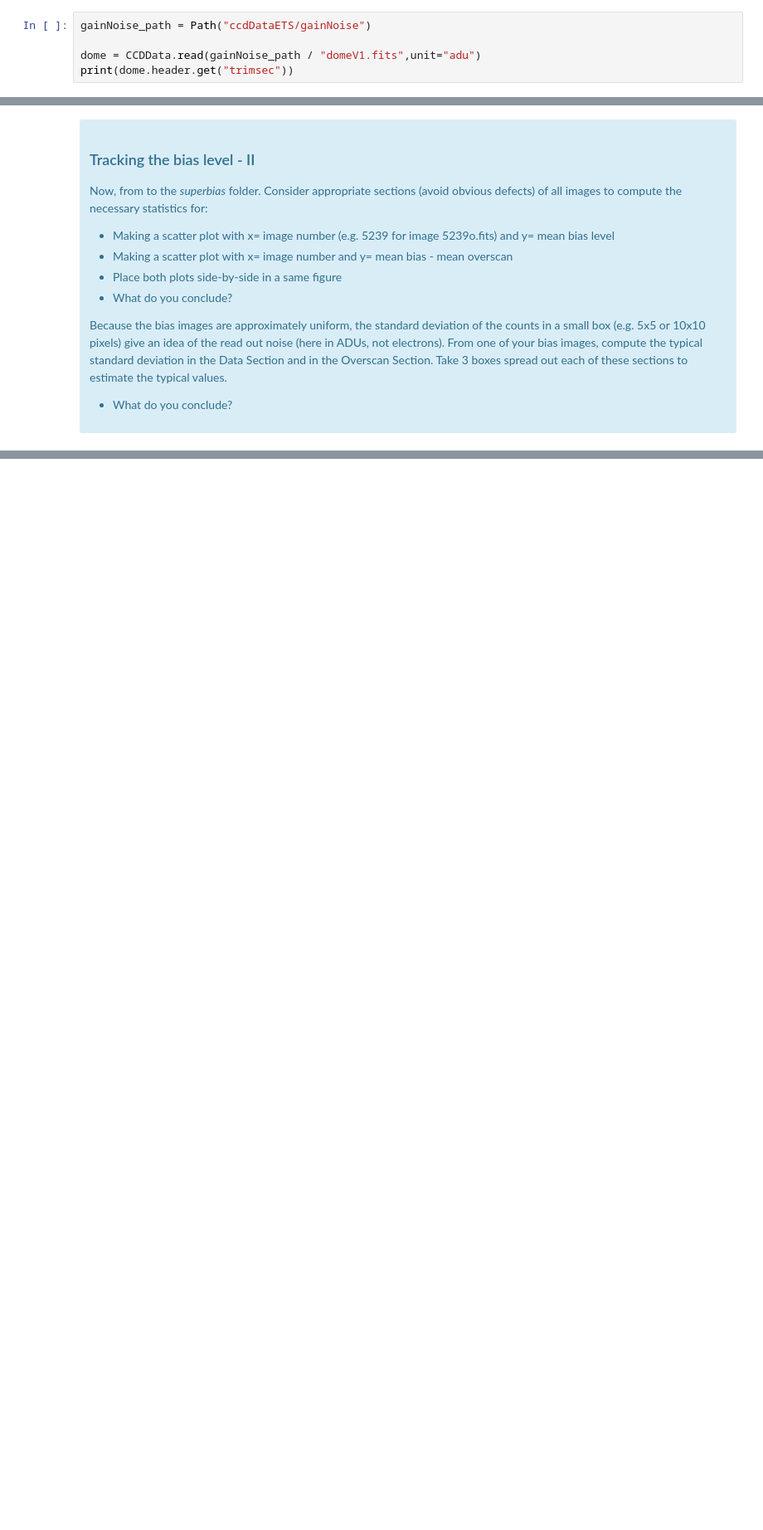
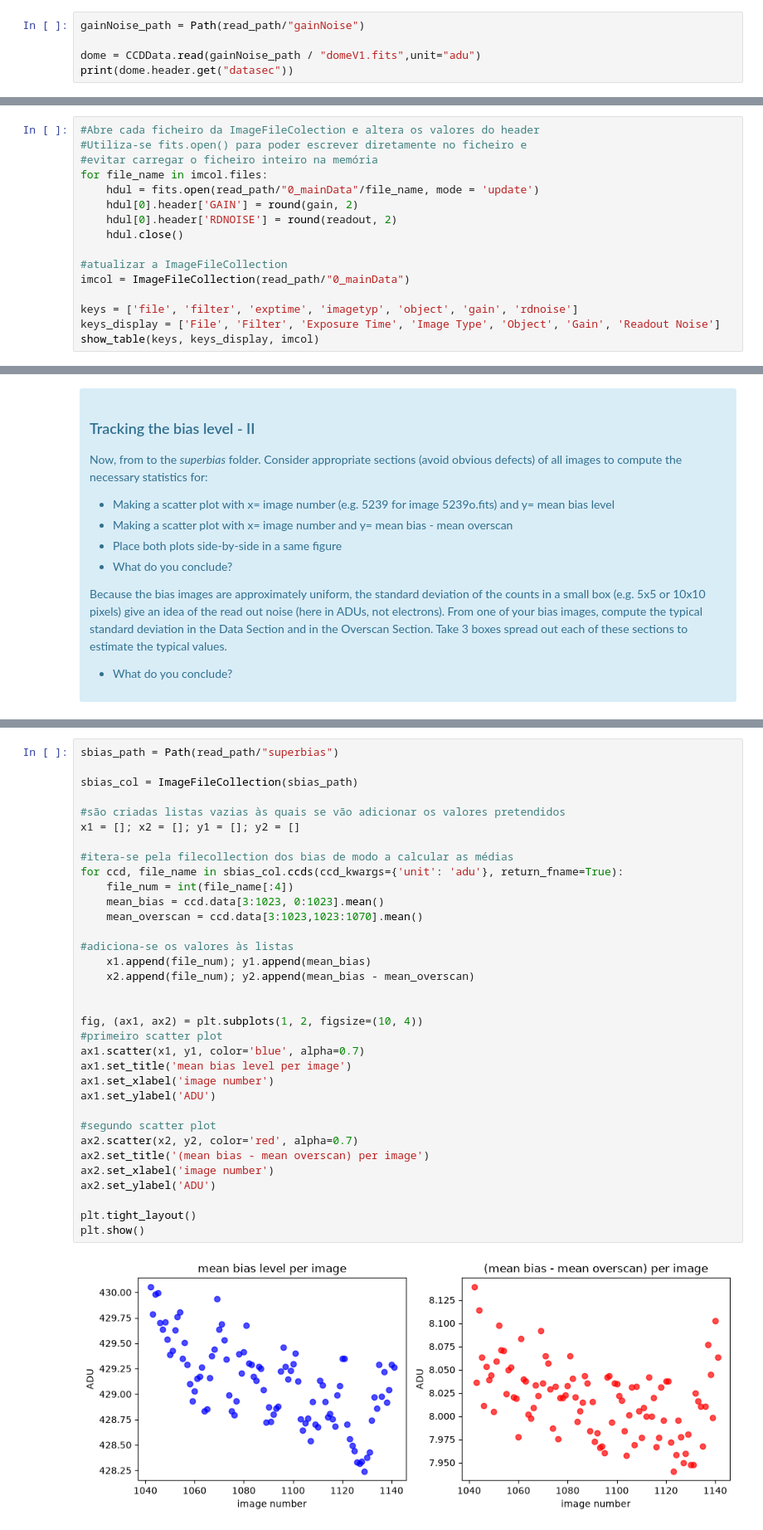
Before and after one commit to nuck11/ets, a Jupyter notebook: PL_CCD_ReportTemplate.ipynb, the cells around one changed output, grey strips where cells are left out. Shown at 83% size. Drawn from its saved outputs; the diff is of its cells as text; blank space fills up the shorter version.

```diff
--- a/PL_CCD_ReportTemplate.ipynb
+++ b/PL_CCD_ReportTemplate.ipynb
@@ -132,8 +175,8 @@ Verify in one image header that the values have indeed been updated.
 # %%
-gainNoise_path = Path("ccdDataETS/gainNoise")
+gainNoise_path = Path(read_path/"gainNoise")
 
 dome = CCDData.read(gainNoise_path / "domeV1.fits",unit="adu")
-print(dome.header.get("trimsec"))
+print(dome.header.get("datasec"))
 # %% [output]
 [1:1024,1:1024]
 # %%
@@ -186,0 +214,16 @@ Interactively, roughly estimate by eye the mean level of the data section and of
+# %%
+#Abre cada ficheiro da ImageFileColection e altera os valores do header
+#Utiliza-se fits.open() para poder escrever diretamente no ficheiro e
+#evitar carregar o ficheiro inteiro na memória
+for file_name in imcol.files:
+    hdul = fits.open(read_path/"0_mainData"/file_name, mode = 'update')
+    hdul[0].header['GAIN'] = round(gain, 2)
+    hdul[0].header['RDNOISE'] = round(readout, 2)
+    hdul.close()
+
+#atualizar a ImageFileCollection
+imcol = ImageFileCollection(read_path/"0_mainData")
+
+keys = ['file', 'filter', 'exptime', 'imagetyp', 'object', 'gain', 'rdnoise']
+keys_display = ['File', 'Filter', 'Exposure Time', 'Image Type', 'Object', 'Gain', 'Readout Noise']
+show_table(keys, keys_display, imcol)
@@ -203,0 +295,36 @@ Because the bias images are approximately uniform, the standard deviation of the
+# %%
+sbias_path = Path(read_path/"superbias")
+
+sbias_col = ImageFileCollection(sbias_path)
+
+#são criadas listas vazias às quais se vão adicionar os valores pretendidos
+x1 = []; x2 = []; y1 = []; y2 = []
+
+#itera-se pela filecollection dos bias de modo a calcular as médias
+for ccd, file_name in sbias_col.ccds(ccd_kwargs={'unit': 'adu'}, return_fname=True):
+    file_num = int(file_name[:4])
+    mean_bias = ccd.data[3:1023, 0:1023].mean()
+    mean_overscan = ccd.data[3:1023,1023:1070].mean()
+
+#adiciona-se os valores às listas
+    x1.append(file_num); y1.append(mean_bias)
+    x2.append(file_num); y2.append(mean_bias - mean_overscan)
+
+
+fig, (ax1, ax2) = plt.subplots(1, 2, figsize=(10, 4))
+#primeiro scatter plot
+ax1.scatter(x1, y1, color='blue', alpha=0.7)
+ax1.set_title('mean bias level per image')
+ax1.set_xlabel('image number')
+ax1.set_ylabel('ADU')
+
+#segundo scatter plot
+ax2.scatter(x2, y2, color='red', alpha=0.7)
+ax2.set_title('(mean bias - mean overscan) per image')
+ax2.set_xlabel('image number')
+ax2.set_ylabel('ADU')
+
+plt.tight_layout()
+plt.show()
+# %% [output]
+[figure, added]
```
Also changed, not shown: parts of 38 cells of this notebook, 2 other files.
